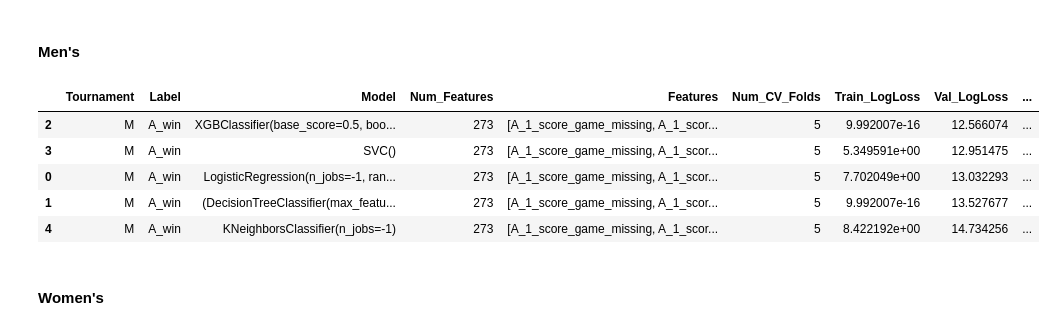
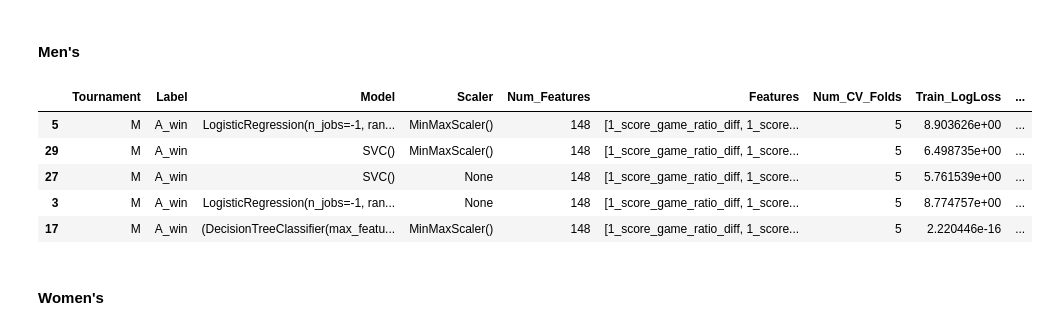
Before and after one commit to heefjones/march_madness, a Jupyter notebook: preds_detailed.ipynb, the cells around one changed output. Cells and saved outputs as stored; diff of their text form; code cells hidden in the pictures.

Commit message:
iterated through many models for the men's detailed data

```diff
--- a/preds_detailed.ipynb
+++ b/preds_detailed.ipynb
@@ -501,13 +516,13 @@ for model in tqdm(models, desc='Model', file=sys.stdout):
 # %%
 # inspect
-class_df[class_df['Tournament'] == 'M'].sort_values(by='Val_LogLoss').head()
+class_df[class_df['Tournament'] == 'M'].sort_values(by='Val_Acc', ascending=False).head()
 # %% [output]
-|  | Tournament | Label | Model | Num_Features | Features | Num_CV_Folds | Train_LogLoss | Val_LogLoss | ... |
-| 2 | M | A_win | XGBClassifier(base_score=0.5, boo... | 273 | [A_1_score_game_missing, A_1_scor... | 5 | 9.992007e-16 | 12.566074 | ... |
-| 3 | M | A_win | SVC() | 273 | [A_1_score_game_missing, A_1_scor... | 5 | 5.349591e+00 | 12.951475 | ... |
-| 0 | M | A_win | LogisticRegression(n_jobs=-1, ran... | 273 | [A_1_score_game_missing, A_1_scor... | 5 | 7.702049e+00 | 13.032293 | ... |
-| 1 | M | A_win | (DecisionTreeClassifier(max_featu... | 273 | [A_1_score_game_missing, A_1_scor... | 5 | 9.992007e-16 | 13.527677 | ... |
-| 4 | M | A_win | KNeighborsClassifier(n_jobs=-1) | 273 | [A_1_score_game_missing, A_1_scor... | 5 | 8.422192e+00 | 14.734256 | ... |
+|  | Tournament | Label | Model | Scaler | Num_Features | Features | Num_CV_Folds | Train_LogLoss | ... |
+| 5 | M | A_win | LogisticRegression(n_jobs=-1, ran... | MinMaxScaler() | 148 | [1_score_game_ratio_diff, 1_score... | 5 | 8.903626e+00 | ... |
+| 29 | M | A_win | SVC() | MinMaxScaler() | 148 | [1_score_game_ratio_diff, 1_score... | 5 | 6.498735e+00 | ... |
+| 27 | M | A_win | SVC() | None | 148 | [1_score_game_ratio_diff, 1_score... | 5 | 5.761539e+00 | ... |
+| 3 | M | A_win | LogisticRegression(n_jobs=-1, ran... | None | 148 | [1_score_game_ratio_diff, 1_score... | 5 | 8.774757e+00 | ... |
+| 17 | M | A_win | (DecisionTreeClassifier(max_featu... | MinMaxScaler() | 148 | [1_score_game_ratio_diff, 1_score... | 5 | 2.220446e-16 | ... |
 # %% [markdown]
 #### Women's
 # %%
```
Also changed, not shown: parts of 89 cells of this notebook, 3 other files.
